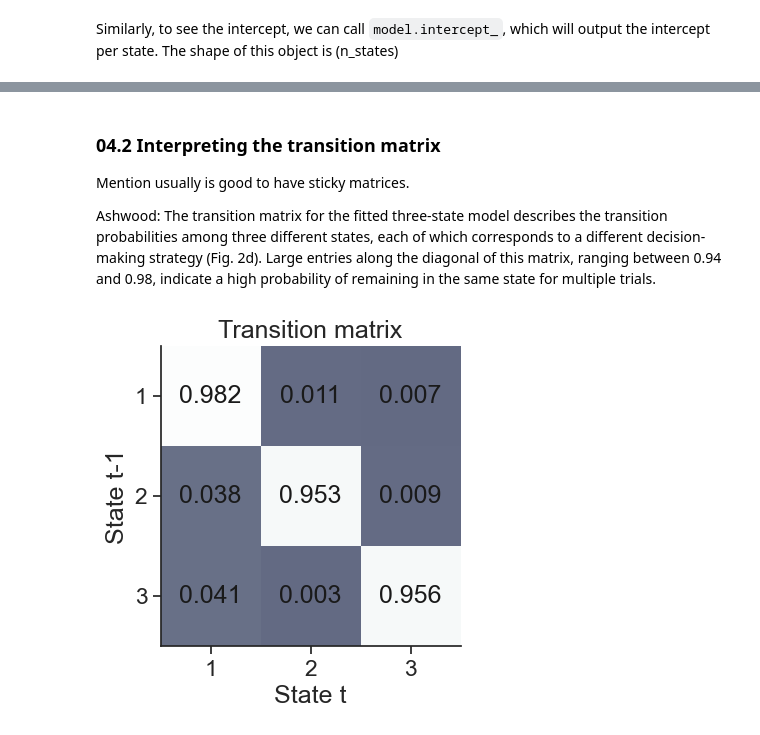
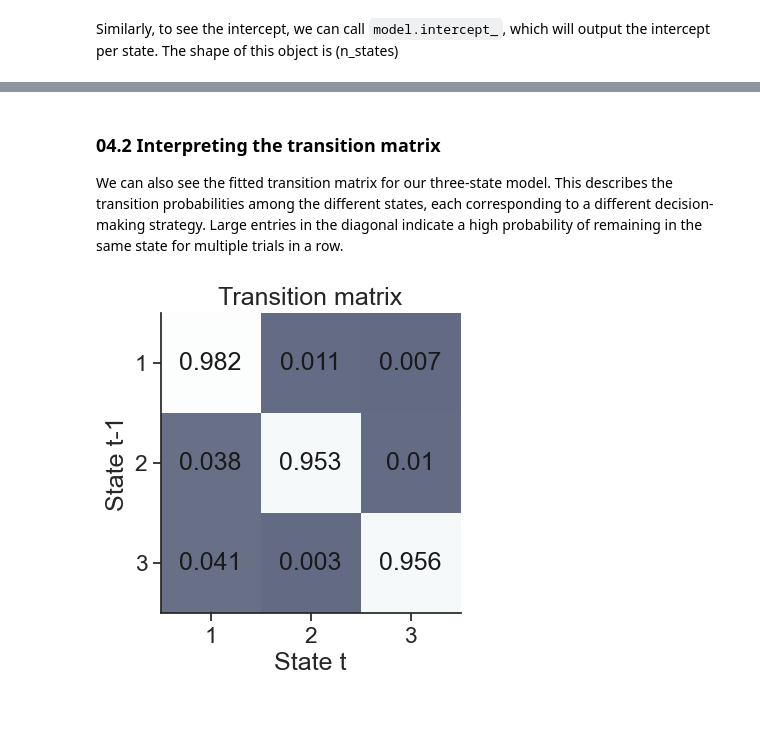
Before and after one commit to camila-maura/glm_hmm_notebook, a Jupyter notebook: scripts/01_ashwood_replication.ipynb, the cells around one changed output, grey strips where cells are left out. Drawn from its saved outputs; the diff is of its cells as text; code cells hidden in the pictures.

````diff
--- a/scripts/01_ashwood_replication.ipynb
+++ b/scripts/01_ashwood_replication.ipynb
@@ -852,4 +477,2 @@ normalized_inpt[:, 0] = preprocessing.scale(normalized_inpt[:, 0])
 # %% [output]
 [ 1.     -1.     -0.25   ... -1.      0.     -0.0625]
-# %%
-unnormalized_inpt2, design_matrix, choices_mouse, session = get_unnormalized_design_mat(valid_sessions, df_trials, viol_val)
@@ -907,7 +494,9 @@
 # %% [markdown]
 admonition When dealing with 2-dimensional time series, you should use the ```nap.TsdFrame``` object. If you want to learn more about Pynapple objects, check out [Pynapple documentation](https://pynapple.org/user_guide/01_introduction_to_pynapple.html).
 # %%
-choices_tsd = nap.Tsd(t = np.arange(choices_mouse.shape[0]), d=choices_mouse, time_support=nap.IntervalSet(start=new_sess_pos, end = new_sess_pos+ sess_length))
+choices_tsd = nap.Tsd(t = np.arange(choices.shape[0]), d=choices, time_support = nap.IntervalSet(
+    start=new_sess_pos,
+    end = new_sess_pos+ sess_length))
 
 print(f"choices tsd \n {choices_tsd} \n")
 print(f"time support\n {choices_tsd.time_support}")
@@ -997,5 +568,5 @@ design_mat_with_nan = np.insert(design_matrix, new_sess_idx, np.nan, axis=0)
 # %%
-model.fit(design_matrix, choices_tsd)
+model.fit(X, choices_tsd)
 # %% [output]
 GLMHMM(
     n_states=3,
@@ -1091,28 +688,33 @@ plot_glm_weights(model)
 # %% [markdown]
 ### 04.2 Interpreting the transition matrix
-Mention usually is good to have sticky matrices.
-
-Ashwood: The transition matrix for the fitted three-state model describes the transition probabilities among three different states, each of which corresponds to a different decision-making strategy (Fig. 2d). Large entries along the diagonal of this matrix, ranging between 0.94 and 0.98, indicate a high probability of remaining in the same state for multiple trials.
+We can also see the fitted transition matrix for our three-state model. This describes the transition probabilities among the different states, each corresponding to a different decision-making strategy. Large entries in the diagonal indicate a high probability of remaining in the same state for multiple trials in a row.
 # %%
-n_decimals = 3
+def plot_transition_matrix(model, n_states= n_states):
+    fig = plt.figure(figsize=(8, 3))
+    n_decimals = 3
+    # Plot matrix colors
+    plt.imshow(model.transition_prob_, vmin=-0.8, vmax=1, cmap='bone')
 
-fig = plt.figure(figsize=(8, 3))
-plt.imshow(model.transition_prob_, vmin=-0.8, vmax=1, cmap='bone')
+    # Write probabilities
+    for i in range(n_states):
+        for j in range(n_states):
+            text = plt.text(j, i, str(np.around(model.transition_prob_[i, j], decimals=n_decimals))[:n_decimals+2], ha="center", va="center",
+                            color="k")
+    plt.xlim(-0.5, n_states - 0.5)
+    plt.xticks(range(0, n_states), ('1', '2', '3'))
+    plt.xlabel("State t")
 
-for i in range(model.transition_prob_.shape[0]):
-    for j in range(model.transition_prob_.shape[1]):
-        text = plt.text(j, i, str(np.around(model.transition_prob_[i, j], decimals=n_decimals))[:n_decimals+2], ha="center", va="center",
-                        color="k")
-plt.xlim(-0.5, n_states - 0.5)
-plt.xticks(range(0, n_states), ('1', '2', '3'))
-plt.yticks(range(0, n_states), ('1', '2', '3'))
-plt.ylim(n_states - 0.5, -0.5)
-plt.ylabel("State t-1",)
-plt.xlabel("State t")
-plt.title("Transition matrix")
+    plt.yticks(range(0, n_states), ('1', '2', '3'))
+    plt.ylim(n_states - 0.5, -0.5)
+    plt.ylabel("State t-1",)
 
-plt.subplots_adjust(0, 0, 1, 1)
+    plt.title("Transition matrix")
+    plt.subplots_adjust(0, 0, 1, 1)
+    plt.show()
+    return None
-# %% [output]
-[figure, removed]
+# %%
+plot_transition_matrix(model)
+# %% [output]
+[figure, added]
 # %% [markdown]
 ### 04.3 Interpreting how different GLM weight combinations produce different behaviors: building a psychometric curve using ```compute_rate_per_state```
````
Also changed, not shown: parts of 112 cells of this notebook, 4 other files.
